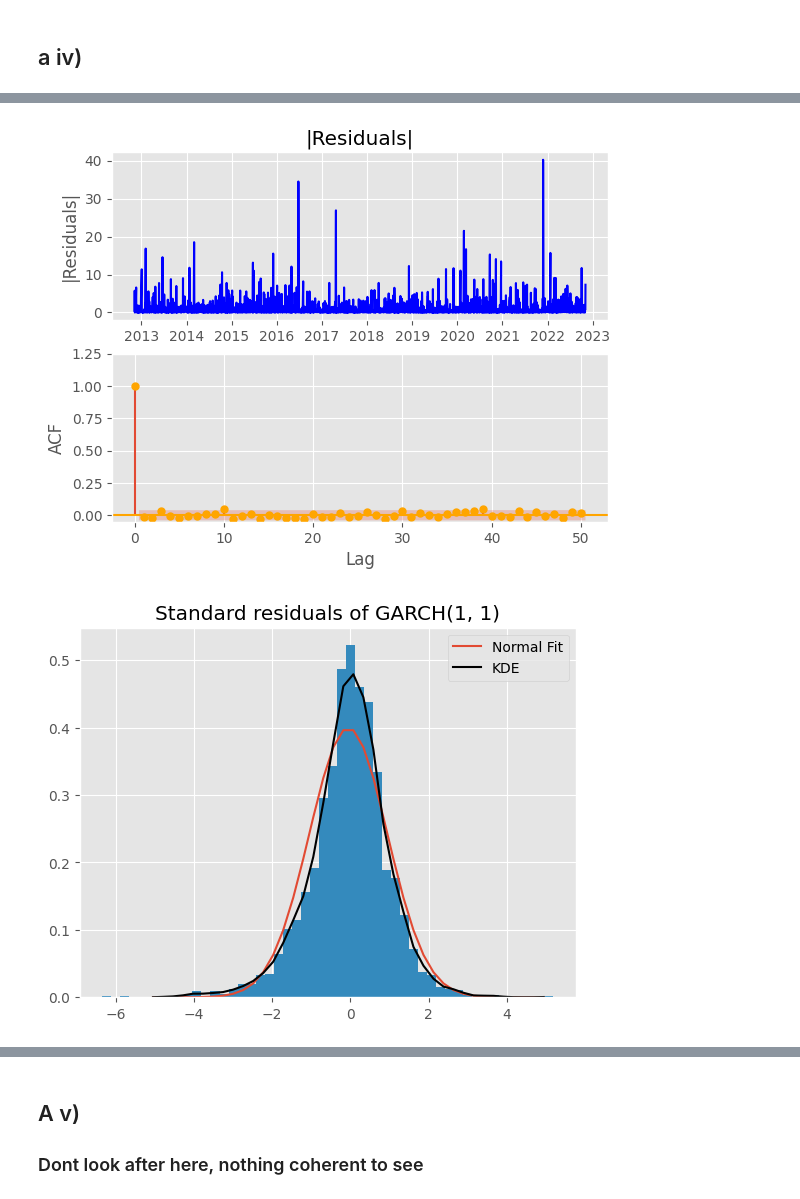
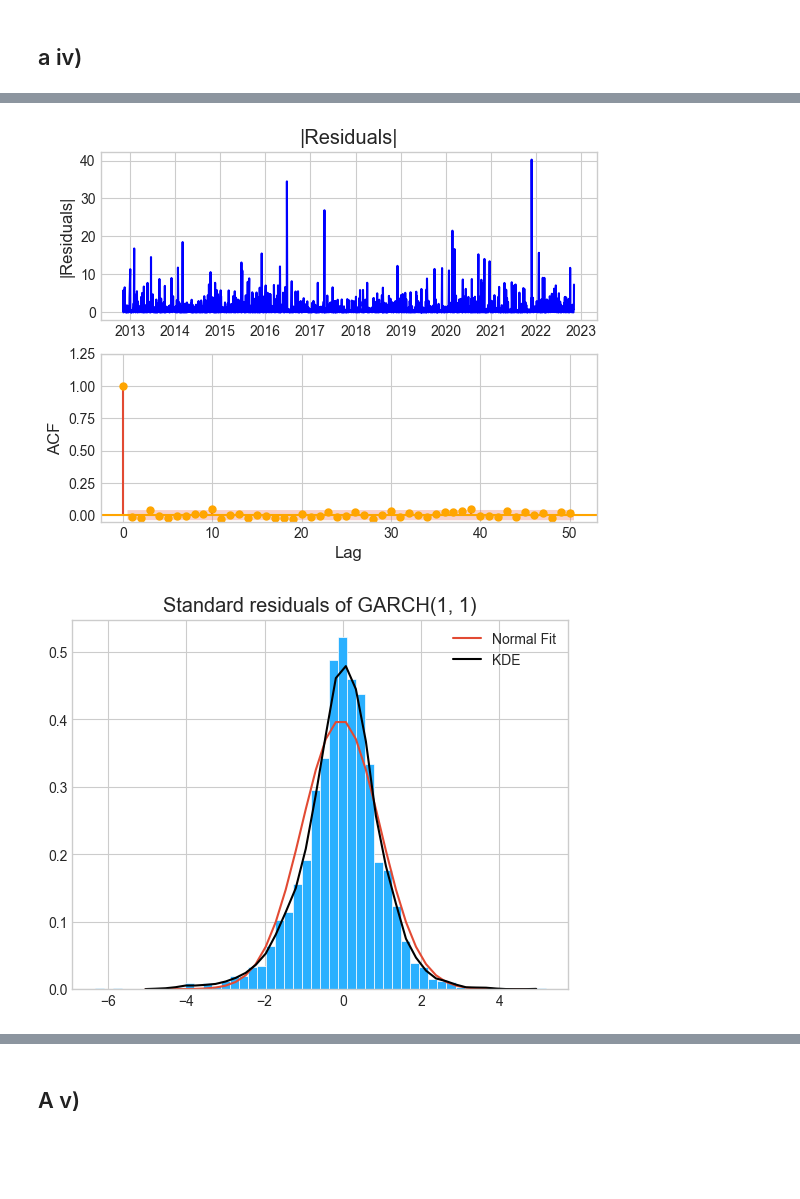
Before and after one commit to georgec123/qrm, a Jupyter notebook: src/q1.ipynb, the cells around one changed output, grey strips where cells are left out. Drawn from its saved outputs; the diff is of its cells as text; code cells hidden in the pictures; blank space fills up the shorter version.

Commit message:
new plot style

```diff
--- a/src/q1.ipynb
+++ b/src/q1.ipynb
@@ -5,7 +5,7 @@ import numpy as np
 import matplotlib.pyplot as plt
 import matplotlib.dates as mdates
 
-plt.style.use('ggplot')
+plt.style.use('seaborn-v0_8-whitegrid')
 import scipy.stats as ss
 from statsmodels.tsa.stattools import acf
 import statsmodels.api as sm
@@ -27,11 +27,11 @@ def qqplot(x, dist="norm"):
     min_ = min(t[0])
     max_ = max(t[0])
 
-    ax.set_xlabel('Theoretical Quantities')
-    ax.set_ylabel('Observed Quantities')
+    ax.set_xlabel('Theoretical Quantiles')
+    ax.set_ylabel('Sample Quantiles')
     ax.set_title(title)
 
-    # ax.scatter(t[0],t[1])
+    ax.scatter(t[0],t[1])
     ax.plot((min_, min_), (max_,max_))
 
 def plot_acf_graphs(x: pd.Series, title: str):
@@ -183,7 +187,7 @@ x = np.linspace(errors_mu - 5*errors_std, errors_mu + 5*errors_std, 40)
 
 plt.plot(x, ss.norm.pdf(x, errors_mu, errors_std), label= 'Normal Fit');
 plt.plot(x, kde(x), label='KDE', color='k');
-plt.hist(model_fit.std_resid, bins=50, density=True);
+plt.hist(model_fit.std_resid, bins=50, density=True,facecolor='#2ab0ff', edgecolor='white');
 plt.title("Standard residuals of GARCH(1, 1)")
 
 plt.legend()
@@ -196,2 +200,2 @@ plt.savefig('plots/q1/Q1D4.png')
-[figure, old version]
+[figure, new version]
-[figure, old version]
+[figure, new version]
@@ -199,6 +203,5 @@ plt.savefig('plots/q1/Q1D4.png')
-# %% [markdown]
-## A v)
-### Dont look after here, nothing coherent to see
+# %% [markdown]
+## A v)
 # %%
 def arma11_garch11_t_loglikelihood(alpha0, alpha1, beta1, arma_mu, phi1, theta1, nu, x):
 
```
Also changed, not shown: parts of 8 cells of this notebook.
